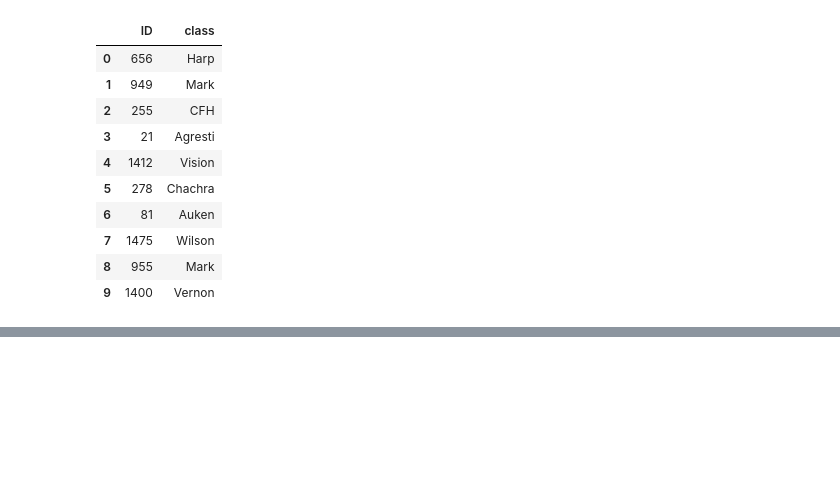
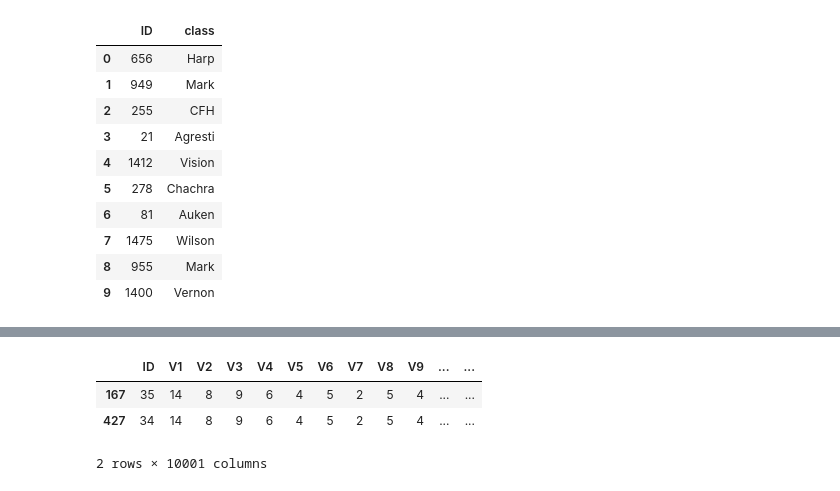
Before and after one commit to freecraver/ML-fun, a Jupyter notebook: amazon/amazon.ipynb, the cells around one changed output, grey strips where cells are left out. Saved outputs shown, nothing was run; the diff lists cells and outputs as text; code cells hidden in the pictures; blank space fills up the shorter version.

```diff
--- a/amazon/amazon.ipynb
+++ b/amazon/amazon.ipynb
@@ -458,0 +538,7 @@ df_res.to_csv(export_file_name, index=False)
+# %%
+df_test.loc[[167,427]]
+# %% [output]
+|  | ID | V1 | V2 | V3 | V4 | V5 | V6 | V7 | V8 | V9 | ... | ... |
+| 167 | 35 | 14 | 8 | 9 | 6 | 4 | 5 | 2 | 5 | 4 | ... | ... |
+| 427 | 34 | 14 | 8 | 9 | 6 | 4 | 5 | 2 | 5 | 4 | ... | ... |
+2 rows × 10001 columns
```
Also changed, not shown: parts of 8 cells of this notebook.
